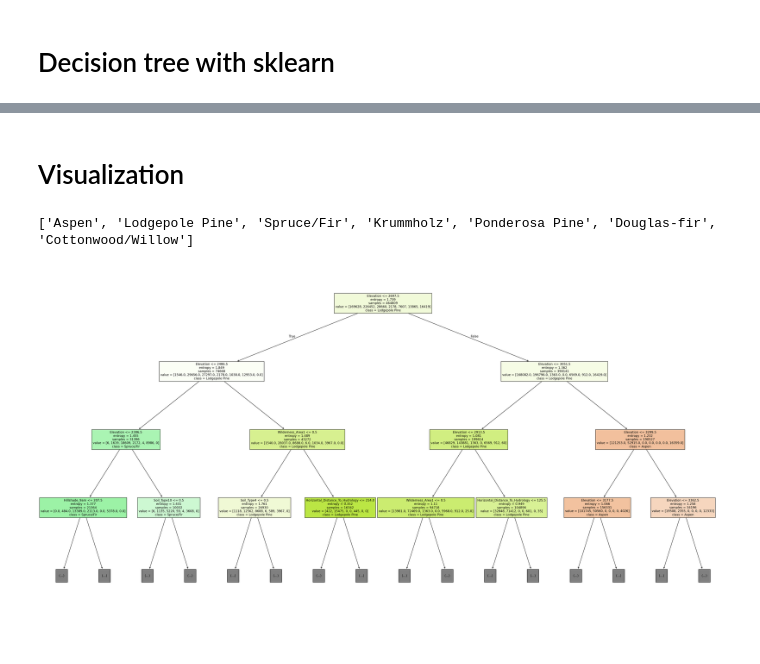
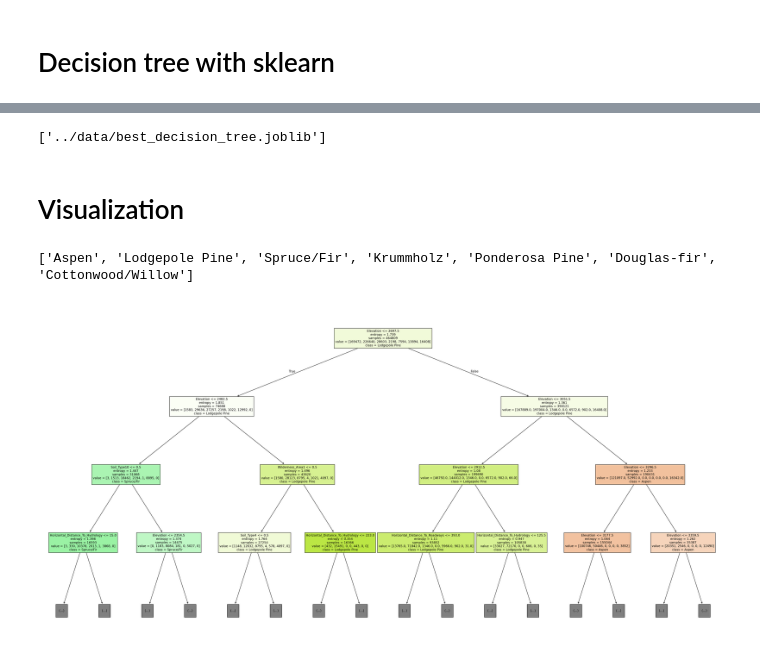
Before and after one commit to ahm5348/CSCI-635-01-Group-3, a Jupyter notebook: code/decisionTree.ipynb, the cells around one changed output, grey strips where cells are left out. Cells and saved outputs as stored; diff of their text form; code cells hidden in the pictures.

Commit message:
Added KNN model and SHAP to decision tree and KNN in bestModels. Saved best models from training

```diff
--- a/code/decisionTree.ipynb
+++ b/code/decisionTree.ipynb
@@ -48,2 +44,0 @@ tree = DecisionTreeClassifier(
-# %%
-tree.fit(X_train, y_train)
@@ -51,0 +45,7 @@ DecisionTreeClassifier(criterion='entropy', random_state=1234)
+# %%
+mcc_scorer = make_scorer(matthews_corrcoef)
+cv = StratifiedKFold(n_splits=2, shuffle=True, random_state=34)
+
+param_grid_tree = {"max_depth": [None, 5, 10, 20, 30, 35, 40, 45], "criterion": ["gini", "entropy"]}
+grid_tree = GridSearchCV(DecisionTreeClassifier(), param_grid_tree, scoring=mcc_scorer, cv=cv, verbose=3)
+grid_tree.fit(X_train, y_train)
@@ -51,0 +76,3 @@ DecisionTreeClassifier(criterion='entropy', random_state=1234)
+# %%
+best_tree = grid_tree.best_estimator_
+best_tree.get_params()
@@ -58,35 +133,39 @@ Test Accuracy: 0.9440548006505857
+# %%
+dump(best_tree, "../data/best_decision_tree.joblib")
+# %% [output]
+['../data/best_decision_tree.joblib']
 # %% [markdown]
 # Visualization
 # %%
 
 
 forest_names_map = {
     1: 'Spruce/Fir',
     2: 'Lodgepole Pine',
     3: 'Ponderosa Pine',
     4: 'Cottonwood/Willow',
     5: 'Aspen',
     6: 'Douglas-fir',
     7: 'Krummholz'
 }
 
 y_temp = y.squeeze()
 y_named = y_temp.map(forest_names_map)
 class_names = list(y_named.unique())
 
 plt.figure(figsize=(40, 20), dpi=200)
 
 print(class_names)
 plot_tree(
-    tree,
+    best_tree,
     feature_names=X.columns,
     class_names=class_names,
     filled=True,
     max_depth=3,
     fontsize=10
 )
 
 plt.show()
 # %% [output]
 ['Aspen', 'Lodgepole Pine', 'Spruce/Fir', 'Krummholz', 'Ponderosa Pine', 'Douglas-fir', 'Cottonwood/Willow']
-[figure, old version]
+[figure, new version]
```
Also changed, not shown: parts of 9 cells of this notebook, 3 other files.
